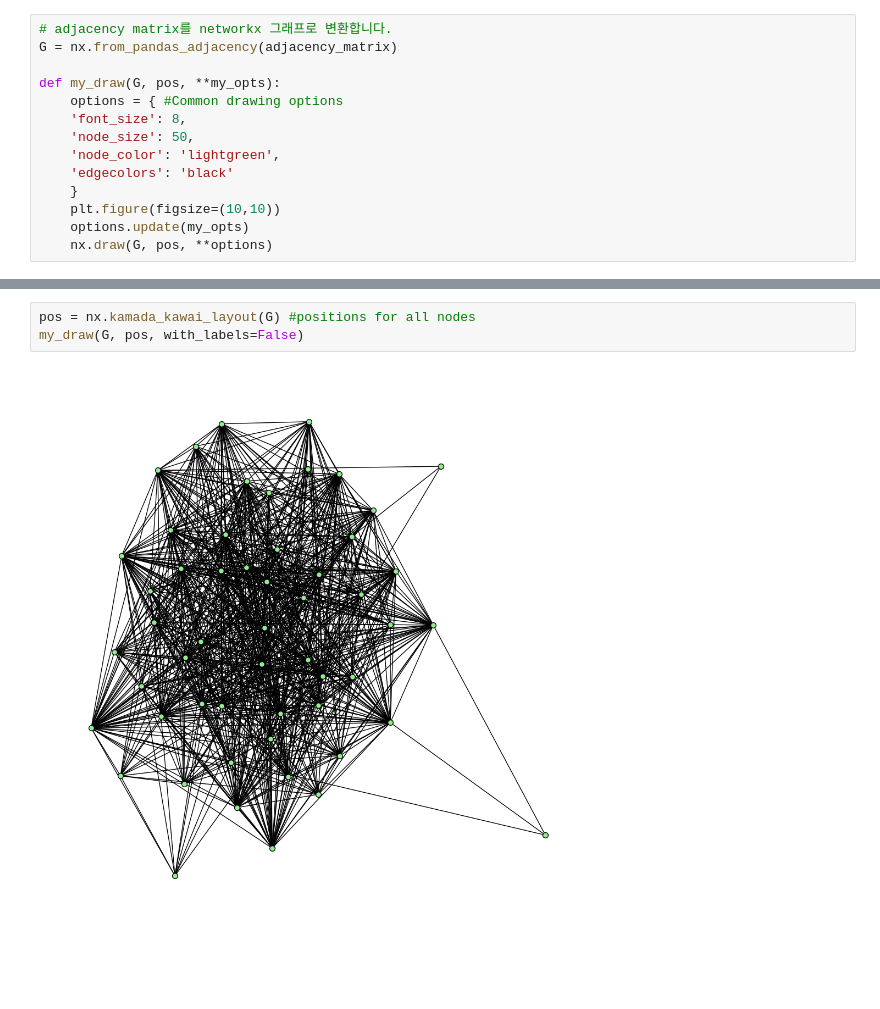
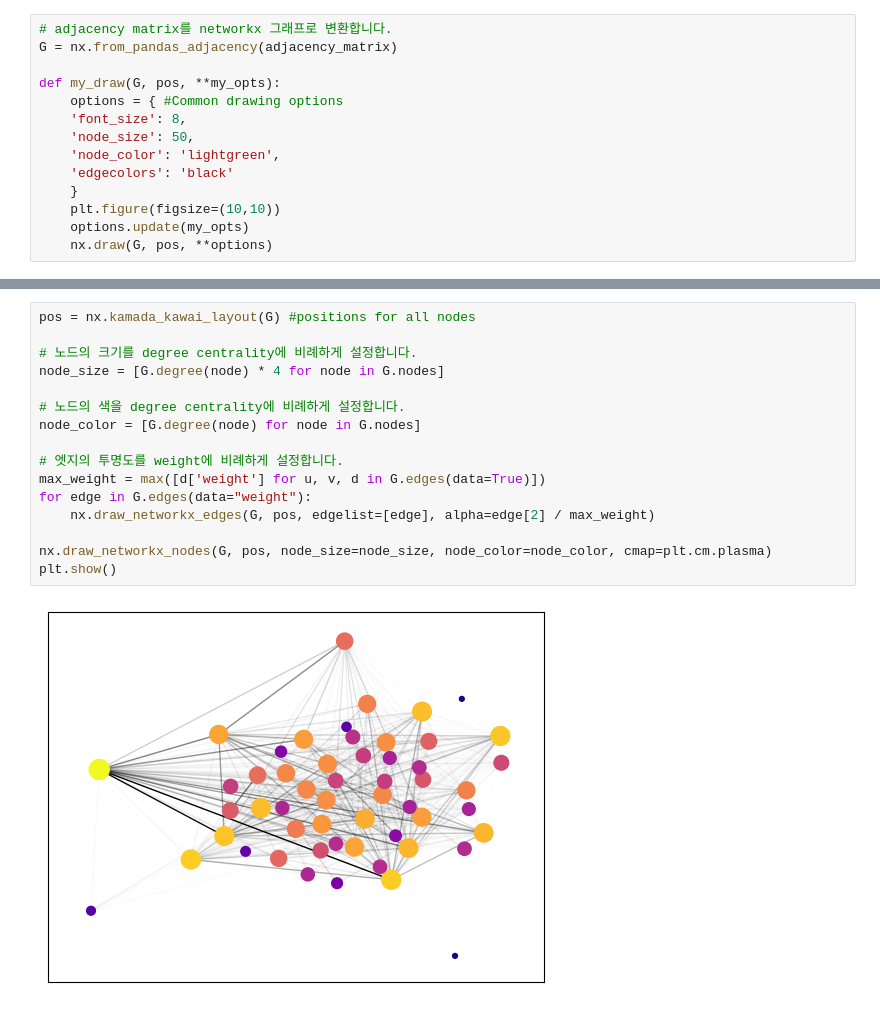
Before and after one commit to YuHan-J-Nam/Drug_Coprescription_Network_Analysis, a Jupyter notebook: graph_test.ipynb, the cells around one changed output, grey strips where cells are left out. Drawn from its saved outputs; the diff is of its cells as text; blank space fills up the shorter version.

```diff
--- a/graph_test.ipynb
+++ b/graph_test.ipynb
@@ -164,8 +243,21 @@ plt.show()
-# %%
-pos = nx.kamada_kawai_layout(G) #positions for all nodes
-my_draw(G, pos, with_labels=False)
-# %% [output]
-[figure, removed]
+# %%
+pos = nx.kamada_kawai_layout(G) #positions for all nodes
+
+# 노드의 크기를 degree centrality에 비례하게 설정합니다.
+node_size = [G.degree(node) * 4 for node in G.nodes]
+
+# 노드의 색을 degree centrality에 비례하게 설정합니다.
+node_color = [G.degree(node) for node in G.nodes]
+
+# 엣지의 투명도를 weight에 비례하게 설정합니다.
+max_weight = max([d['weight'] for u, v, d in G.edges(data=True)])
+for edge in G.edges(data="weight"):
+    nx.draw_networkx_edges(G, pos, edgelist=[edge], alpha=edge[2] / max_weight)
+
+nx.draw_networkx_nodes(G, pos, node_size=node_size, node_color=node_color, cmap=plt.cm.plasma)
+plt.show()
+# %% [output]
+[figure, added]
 # %%
 pos = nx.circular_layout(G) #positions for all nodes
 my_draw(G, pos, node_size=20, width=0.2)
```
Also changed, not shown: parts of 22 cells of this notebook.
